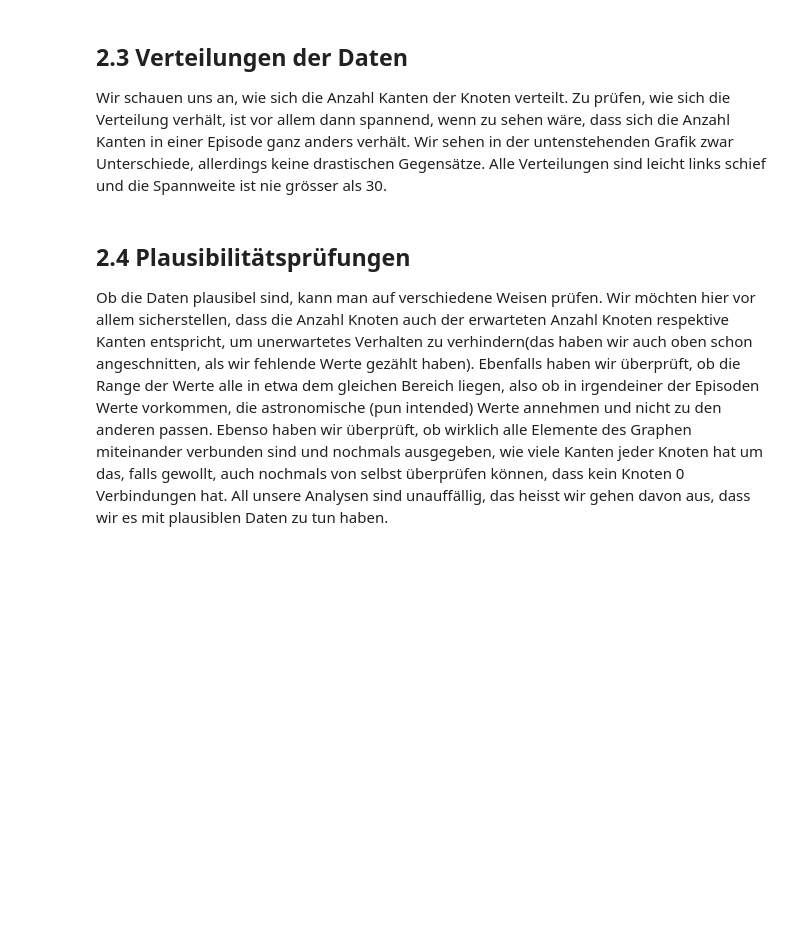
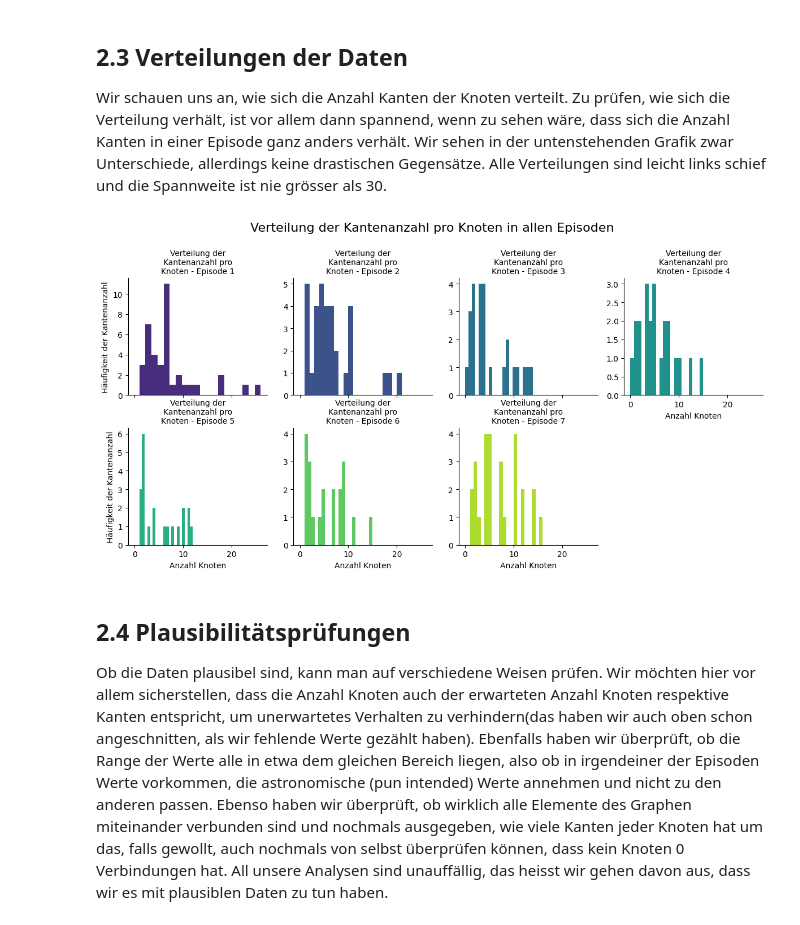
Before and after one commit to san-projekt/projekt, a Jupyter notebook: soziale-himmelskrieger.ipynb, the cells around one changed output. Saved outputs shown, nothing was run; the diff lists cells and outputs as text; code cells hidden in the pictures; blank space fills up the shorter version.

```diff
--- a/soziale-himmelskrieger.ipynb
+++ b/soziale-himmelskrieger.ipynb
@@ -76,42 +89,41 @@ for episode, (df_nodes, df_edges) in enumerate(lst_every_episode, start=1):
 ## 2.3 Verteilungen der Daten
 Wir schauen uns an, wie sich die Anzahl Kanten der Knoten verteilt. Zu prüfen, wie sich die Verteilung verhält, ist vor allem dann spannend, wenn zu sehen wäre, dass sich die Anzahl Kanten in einer Episode ganz anders verhält. Wir sehen in der untenstehenden Grafik zwar Unterschiede, allerdings keine drastischen Gegensätze. Alle Verteilungen sind leicht links schief und die Spannweite ist nie grösser als 30.
 # %%
-import matplotlib.pyplot as plt
-import seaborn as sns
-import textwrap
-
+warnings.filterwarnings("ignore", category=FutureWarning)
 
 degree_data = []
-
 
 for episode, graph in enumerate(graph_every_episode, start=1):
     # Calculate degrees
     degrees = dict(graph.degree())
     df_degree = pd.DataFrame({'ID': list(degrees.keys()), 'Degree': list(degrees.values())})
     df_degree['Episode'] = episode
     degree_data.append(df_degree)
 
 # Eigener DF für EDA der gesamten Episoden basteln
 df_all_degree_data = pd.concat(degree_data)
 #Farben für Plots festlegen (Farbenblindsicher)
 colors = sns.color_palette("viridis", n_colors=len(df_all_degree_data['Episode'].unique()))
 
 #Facetgrid erstellen für bessere Übersicht
 g = sns.FacetGrid(df_all_degree_data, col="Episode", col_wrap=4, sharey=False)
 g.map(plt.hist, "Degree", bins=20)
 
 g.set_axis_labels("Anzahl Knoten", "Häufigkeit der Kantenanzahl")
 g.set_titles("Verteilung der Kantenanzahl pro Knoten - Episode {col_name}")
+g.fig.suptitle('Verteilung der Kantenanzahl pro Knoten in allen Episoden', fontsize=16, y=1.05)
 g.tight_layout()
 
 # Für jedes Facet Grid Element Titel und Farbe setzen
 for ax, episode, color in zip(g.axes.flatten(), df_all_degree_data['Episode'].unique(), colors):
     title_text = f'Verteilung der Kantenanzahl\npro Knoten - Episode {episode}'
     ax.set_title('\n'.join(textwrap.wrap(title_text, 20)), size=10)
     for patch in ax.patches:
         patch.set_facecolor(color)
 
 plt.show()
+# %% [output]
+[figure, added]
 # %% [markdown]
 ## 2.4 Plausibilitätsprüfungen
 Ob die Daten plausibel sind, kann man auf verschiedene Weisen prüfen. Wir möchten hier vor allem sicherstellen, dass die Anzahl Knoten auch der erwarteten Anzahl Knoten respektive Kanten entspricht, um unerwartetes Verhalten zu verhindern(das haben wir auch oben schon angeschnitten, als wir fehlende Werte gezählt haben). Ebenfalls haben wir überprüft, ob die Range der Werte alle in etwa dem gleichen Bereich liegen, also ob in irgendeiner der Episoden Werte vorkommen, die astronomische (pun intended) Werte annehmen und nicht zu den anderen passen. Ebenso haben wir überprüft, ob wirklich alle Elemente des Graphen miteinander verbunden sind und nochmals ausgegeben, wie viele Kanten jeder Knoten hat um das, falls gewollt, auch nochmals von selbst überprüfen können, dass kein Knoten 0 Verbindungen hat. All unsere Analysen sind unauffällig, das heisst wir gehen davon aus, dass wir es mit plausiblen Daten zu tun haben.
```
Also changed, not shown: parts of 30 cells of this notebook.
